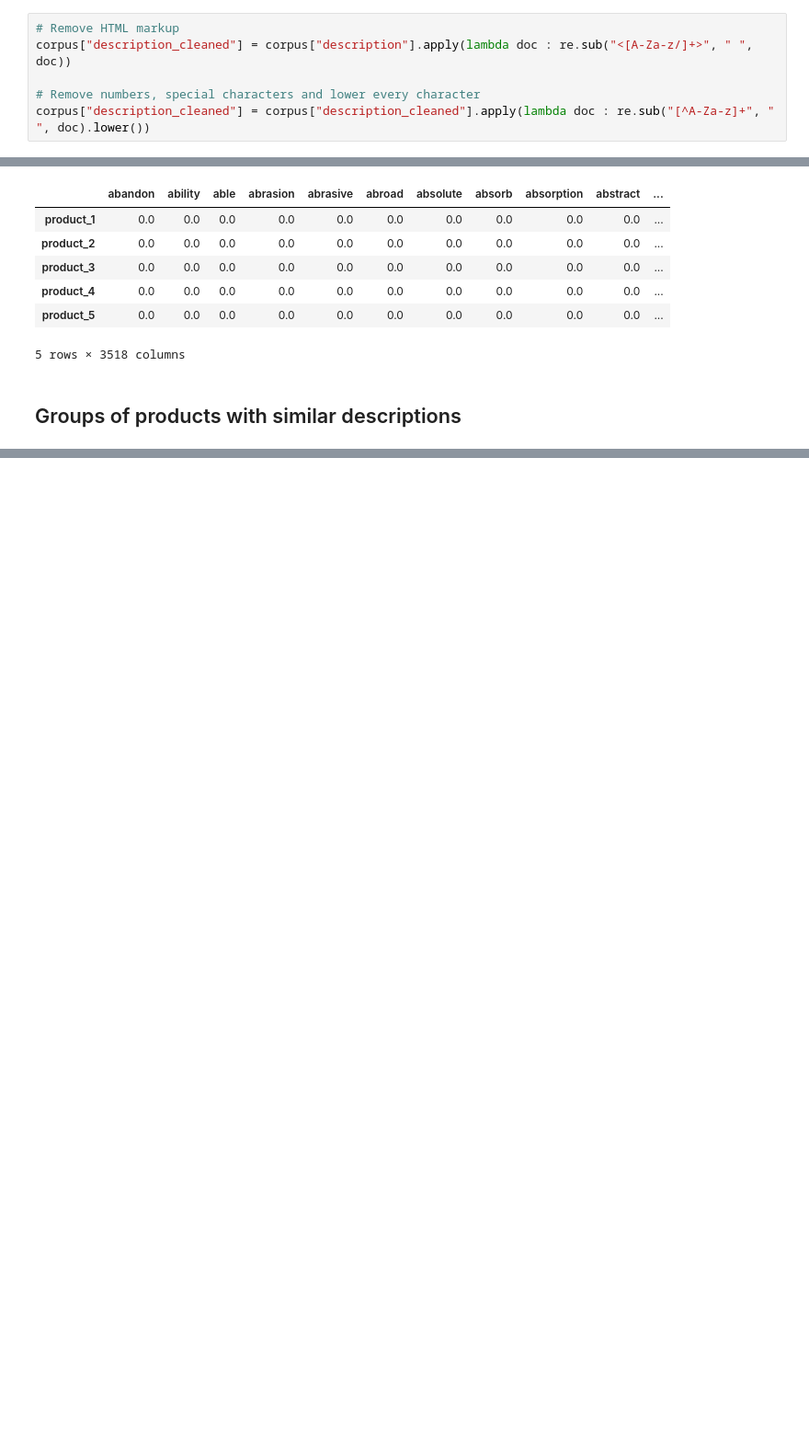
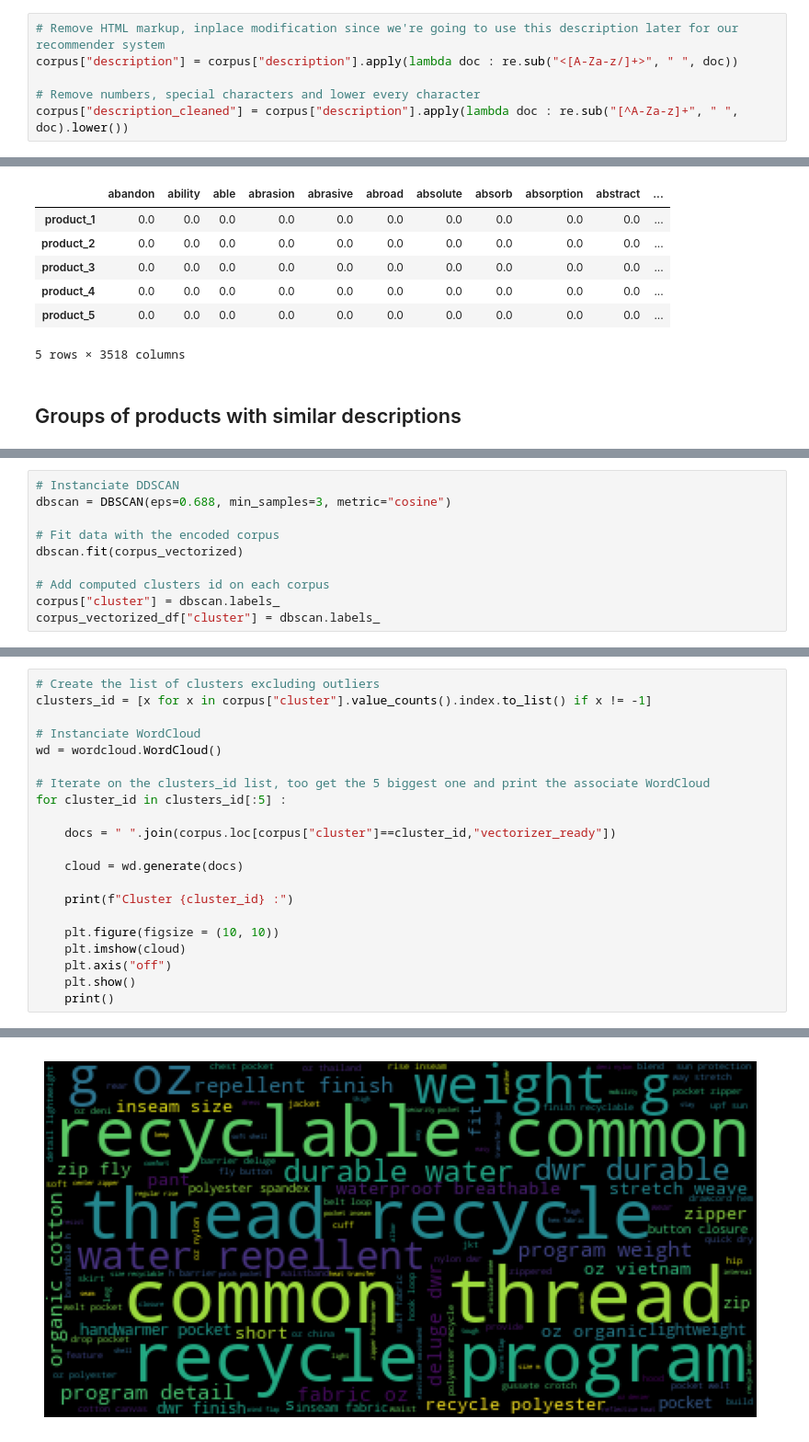
Before and after one commit to qxzjy/dsfs-ft-34, a Jupyter notebook: 10_ML_ENGINEER_CERTIFICATION/BLOC_3/02_UNSPERVISED_ML/02_NORTH_FACE_ECOMMERCE/north_face.ipynb, the cells around one changed output, grey strips where cells are left out. Shown at 92% size. Cells and saved outputs as stored; diff of their text form; blank space fills up the shorter version.

Commit message:
Finishing the clustering and recommender system parts of the NLP project The North Face Ecommerce

```diff
--- a/10_ML_ENGINEER_CERTIFICATION/BLOC_3/02_UNSPERVISED_ML/02_NORTH_FACE_ECOMMERCE/north_face.ipynb
+++ b/10_ML_ENGINEER_CERTIFICATION/BLOC_3/02_UNSPERVISED_ML/02_NORTH_FACE_ECOMMERCE/north_face.ipynb
@@ -57,11 +56,11 @@ Alpine wind jkt - On high ridges, steep ice and anything alpine, this jacket ser
 # %% [markdown]
 Cleaning the texts : removing HTML markup, removing numbers, removing special characters and lowering characters.
 # %%
-# Remove HTML markup
-corpus["description_cleaned"] = corpus["description"].apply(lambda doc : re.sub("<[A-Za-z/]+>", " ", doc))
+# Remove HTML markup, inplace modification since we're going to use this description later for our recommender system
+corpus["description"] = corpus["description"].apply(lambda doc : re.sub("<[A-Za-z/]+>", " ", doc))
 
 # Remove numbers, special characters and lower every character
-corpus["description_cleaned"] = corpus["description_cleaned"].apply(lambda doc : re.sub("[^A-Za-z]+", " ", doc).lower())
+corpus["description_cleaned"] = corpus["description"].apply(lambda doc : re.sub("[^A-Za-z]+", " ", doc).lower())
 # %% [markdown]
 Checking the result post-cleaning.
 # %%
@@ -142,0 +146,10 @@ corpus_vectorized_df.head()
+# %%
+# Instanciate DDSCAN
+dbscan = DBSCAN(eps=0.688, min_samples=3, metric="cosine")
+
+# Fit data with the encoded corpus
+dbscan.fit(corpus_vectorized)
+
+# Add computed clusters id on each corpus
+corpus["cluster"] = dbscan.labels_
+corpus_vectorized_df["cluster"] = dbscan.labels_
@@ -142,0 +181,22 @@ corpus_vectorized_df.head()
+# %%
+# Create the list of clusters excluding outliers
+clusters_id = [x for x in corpus["cluster"].value_counts().index.to_list() if x != -1]
+
+# Instanciate WordCloud
+wd = wordcloud.WordCloud()
+
+# Iterate on the clusters_id list, too get the 5 biggest one and print the associate WordCloud
+for cluster_id in clusters_id[:5] :
+
+    docs = " ".join(corpus.loc[corpus["cluster"]==cluster_id,"vectorizer_ready"])
+
+    cloud = wd.generate(docs)
+
+    print(f"Cluster {cluster_id} :")
+
+    plt.figure(figsize = (10, 10))
+    plt.imshow(cloud)
+    plt.axis("off")
+    plt.show()
+    print()
+# %% [output]
@@ -142,0 +204 @@ corpus_vectorized_df.head()
+[figure, added]
```
Also changed, not shown: parts of 12 cells of this notebook.
